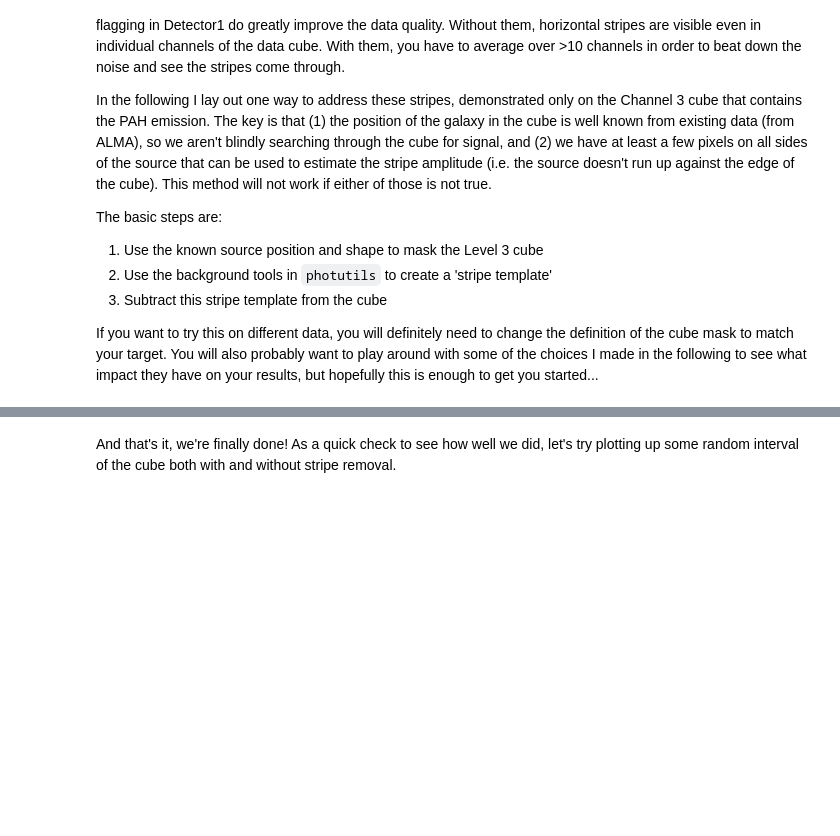
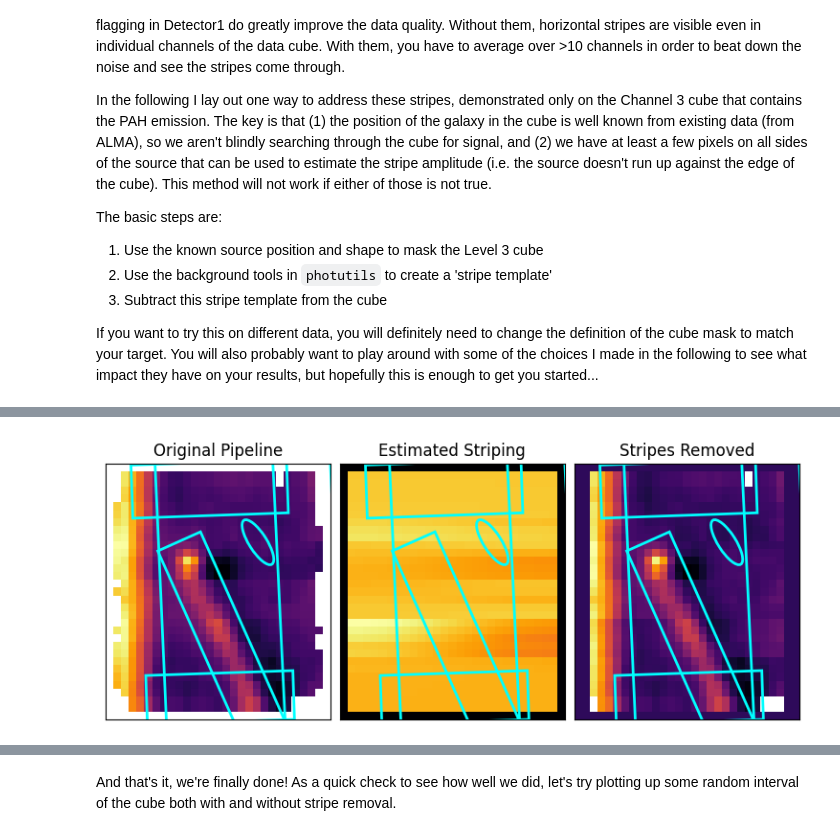
Before and after one commit to fa-yil/miri_bg_subtract, a Jupyter notebook: miri_notebook/MIRI_MRS_reduction_SPT0418-47_PAH_ch3long.ipynb, the cells around one changed output, grey strips where cells are left out. Drawn from its saved outputs; the diff is of its cells as text; code cells hidden in the pictures; blank space fills up the shorter version.

```diff
--- a/miri_notebook/MIRI_MRS_reduction_SPT0418-47_PAH_ch3long.ipynb
+++ b/miri_notebook/MIRI_MRS_reduction_SPT0418-47_PAH_ch3long.ipynb
@@ -1078,0 +1188,84 @@ Set OBSGEO-H to 1626787592.719 from OBSGEO-[XYZ]'.
+# %%
+if True:
+    from matplotlib.patches import Ellipse
+    from regions import Regions
+    from astropy.wcs import WCS
+
+
+    # Channel range to average over
+    #chstart, chstop = 500, 600
+    chstart, chstop = 0, 690
+
+    pipe = fits.open(stage3+'Level3_ch2-long_s3d.fits')['SCI'].data
+    back = fits.open(poststage3+'Level3_ch2-long_s3d_background.fits')['SCI'].data
+    bsub = fits.open(poststage3+'Level3_ch2-long_s3d_bkgsubtracted.fits')['SCI'].data
+
+    back[:,:1,:]  = 0.
+    back[:,-1:,:] = 0.
+    back[:,:,:1]  = 0.
+    back[:,:,-1:] = 0.
+    bsub[:,:1,:]  = 0.
+    bsub[:,-1:,:] = 0.
+    bsub[:,:,:2]  = 0.
+    bsub[:,:,-2:] = 0.
+
+
+    # Average the data over the specified channel range to reduce noise and slice artifacts
+    pipedata = np.ma.average(pipe[chstart:chstop], axis=0)
+    backdata = np.ma.average(back[chstart:chstop], axis=0)
+    bsubdata = np.ma.average(bsub[chstart:chstop], axis=0)
+
+    f,axarr = plt.subplots(figsize=(7.5,3),nrows=1,ncols=3)
+    f.subplots_adjust(left=0.01,right=0.99,bottom=0.01,top=0.9,hspace=0,wspace=0)
+
+    normC = ImageNormalize(backdata, interval=ZScaleInterval())
+    normD = ImageNormalize(backdata, interval=ZScaleInterval(), stretch=LogStretch())
+
+    axarr[0].imshow(pipedata, origin='lower', cmap='inferno')#, vmin=30, vmax=500)
+    axarr[1].imshow(backdata, origin='lower', cmap='inferno')#, norm=normC)#, vmin=30, vmax=500)
+    axarr[2].imshow(bsubdata, origin='lower', cmap='inferno')#, vmin=30, vmax=500)
+
+    axarr[0].set_title('Original Pipeline',fontsize='large')
+    axarr[1].set_title('Estimated Striping',fontsize='large')
+    axarr[2].set_title('Stripes Removed',fontsize='large')
+
+    # Read regions again for plotting
+    regions = Regions.read("/home/fatih/G165_main/G165_miri_bg_subtraction/data/carta_regions/ch2_cutting_sides4", format="ds9")
+    wcs = WCS(cube['SCI'].header).celestial
+
+    for ax in axarr:
+        # Plot circular mask as before
+        # mask = Ellipse(xy=(xpeak+0.5,ypeak+0.5),width=2*rout,height=2*rout,angle=0.,ec='grey',fc='None')
+        # ax.add_artist(mask)
+        # Plot your DS9 ellipses converted to pixel coords
+        for sky_region in regions:
+            pix_region = sky_region.to_pixel(wcs)
+            artist = pix_region.as_artist(facecolor='none', edgecolor='cyan', lw=2)
+            ax.add_patch(artist)
+
+        ax.set_xticks([])
+        ax.set_yticks([])
+
+    plt.show()
+    plt.close(f)
+
+    plt.imshow(mask, origin='lower', cmap='gray')
+    plt.title("Final Combined 2D Mask")
+    plt.show()
+
+    plt.imshow(pipe[47], origin='lower', cmap='inferno')#, vmin=20, vmax=80)
+    plt.title("Raw Pipeline Slice 47")
+    plt.colorbar()
+    plt.show()
+
+    slice_idx = 47
+    fig, ax = plt.subplots(figsize=(6, 5))
+
+    # Show the original image slice
+    ax.imshow(sci[slice_idx], origin='lower', cmap='inferno')
+    # Overlay the mask for that slice
+    masked_overlay = np.ma.masked_where(~mask, mask)
+    ax.imshow(masked_overlay, origin='lower', cmap='cool', alpha=0.35)
+    ax.set_title(f"Slice {slice_idx} with Region Mask Overlay")
+    plt.show()
+# %% [output]
@@ -1078,0 +1279 @@ Set OBSGEO-H to 1626787592.719 from OBSGEO-[XYZ]'.
+[figure, added]
```
Also changed, not shown: parts of 18 cells of this notebook, 2 other files.
